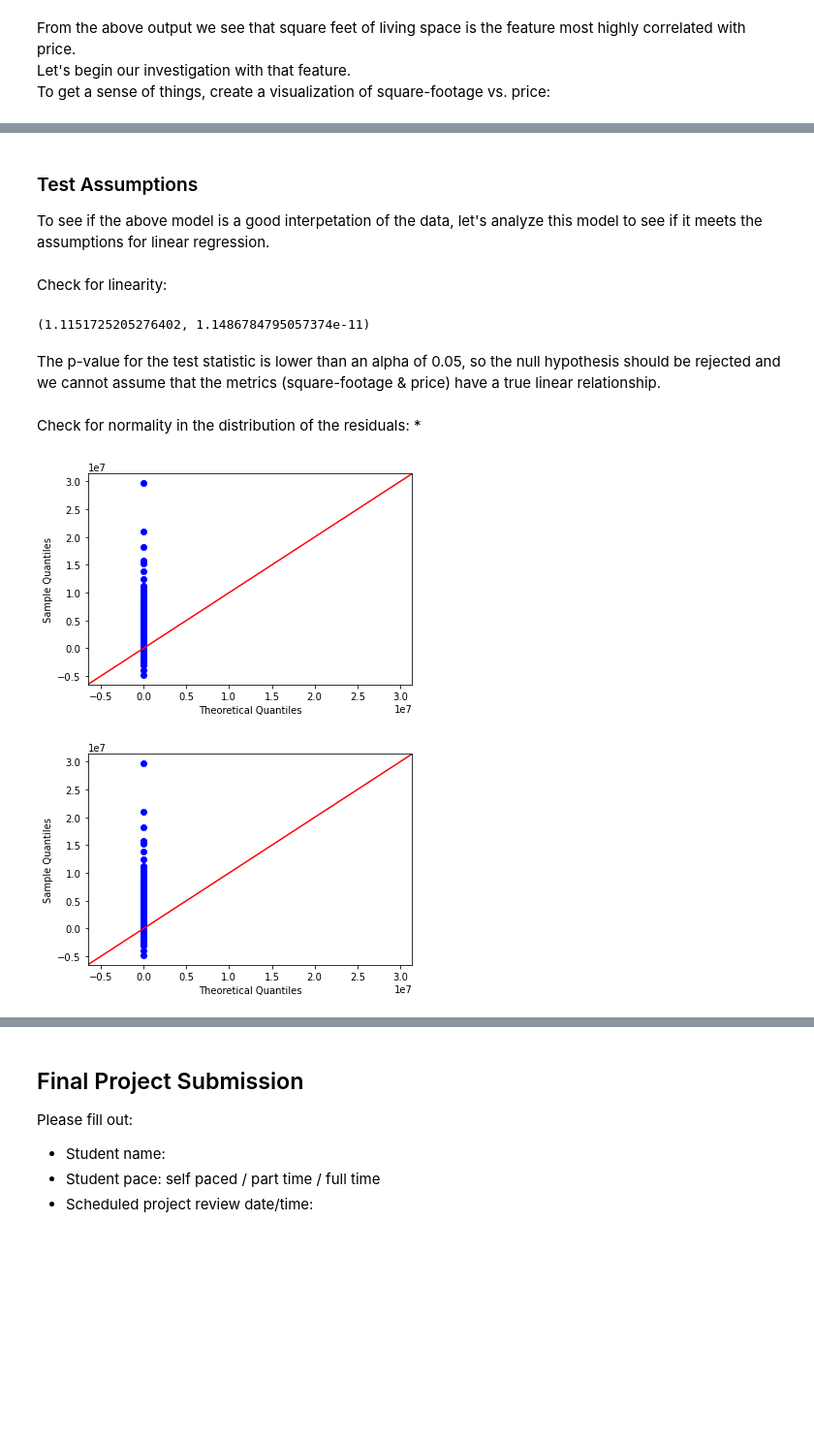
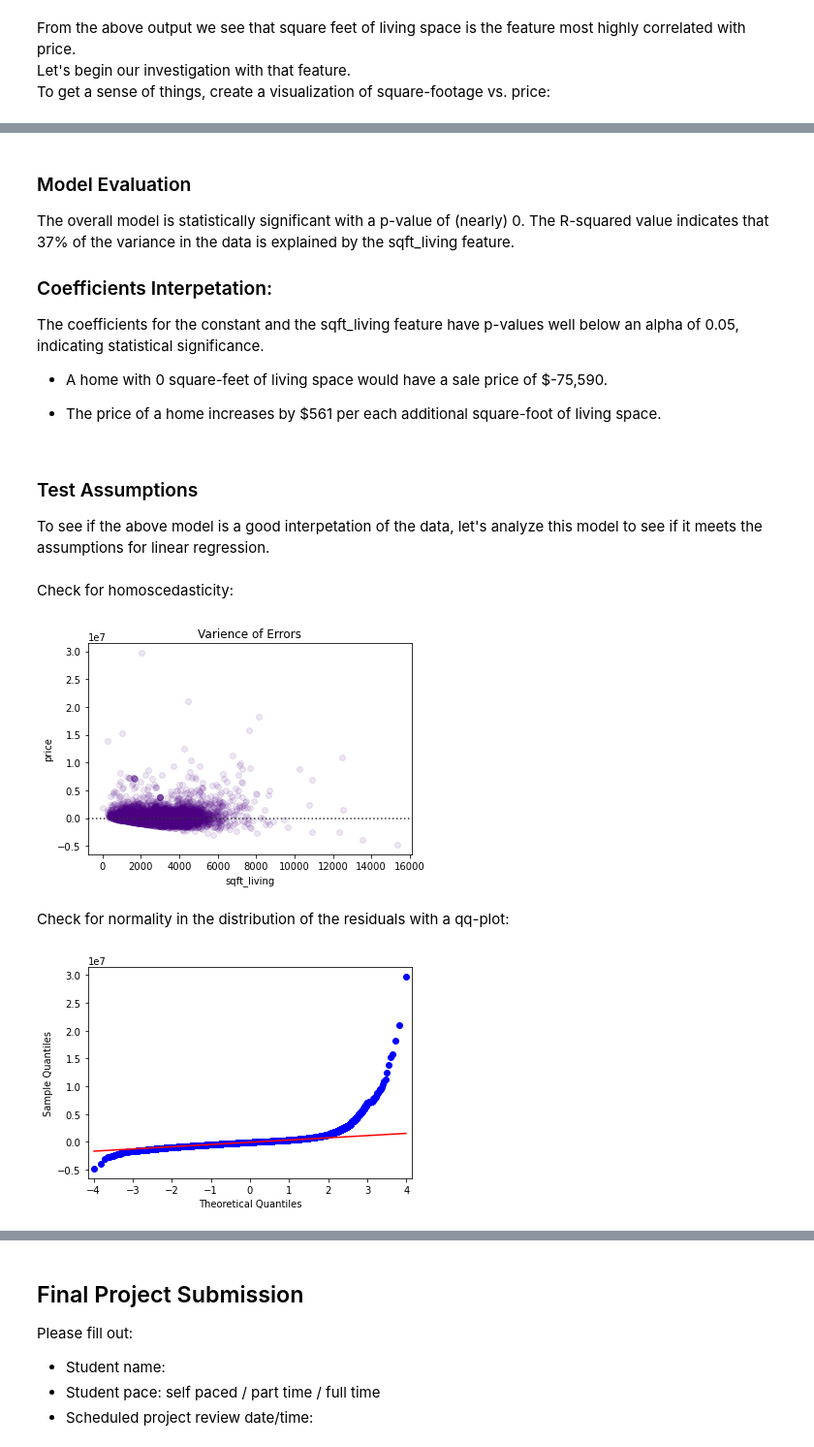
Before and after one commit to terminalcoder/Home-Features-Analysis, a Jupyter notebook: student.ipynb, the cells around one changed output, grey strips where cells are left out. Shown at 97% size. Drawn from its saved outputs; the diff is of its cells as text; code cells hidden in the pictures; blank space fills up the shorter version.

```diff
--- a/student.ipynb
+++ b/student.ipynb
@@ -173,23 +179,33 @@ Notes:
 [1] Standard Errors assume that the covariance matrix of the errors is correctly specified.
 [2] The condition number is large, 5.56e+03. This might indicate that there are
 strong multicollinearity or other numerical problems.
+# %% [markdown]
+### Model Evaluation
+The overall model is statistically significant with a p-value of (nearly) 0.
+The R-squared value indicates that 37% of the variance in the data is explained by the sqft_living feature.
+
+
+### Coefficients Interpetation:
+The coefficients for the constant and the sqft_living feature have p-values well below an alpha of 0.05, indicating statistical significance.
+
+* A home with 0 square-feet of living space would have a sale price of $-75,590.
+
+* The price of a home increases by $561 per each additional square-foot of living space.
 # %% [markdown]
 ### Test Assumptions
 To see if the above model is a good interpetation of the data, let's analyze this model to see if it meets the assumptions for linear regression.
 # %% [markdown]
-Check for linearity:
+Check for homoscedasticity:
-# %%
-# evaluate the model results with linear_rainbow to return test statistic & p-value
-linear_rainbow(baseline_results)
-# %% [output]
-(1.1151725205276402, 1.1486784795057374e-11)
-# %% [markdown]
-The p-value for the test statistic is lower than an alpha of 0.05, so the null hypothesis should be rejected and we cannot assume that the metrics (square-footage & price) have a true linear relationship.
+# %%
+# plot residuals
+sns.residplot(x=X_baseline, y=y, color='indigo', scatter_kws={'alpha': .1})
+plt.title('Varience of Errors');
+# %% [output]
+[figure, added]
 # %% [markdown]
-Check for normality in the distribution of the residuals:
-*
+Check for normality in the distribution of the residuals with a qq-plot:
 # %%
-sm.graphics.qqplot(baseline_results.resid, dist=stats.norm, line= '45')
+# plot qq-plot
+sm.qqplot(data = baseline_results.resid, line = 'q', dist = stats.norm);
 # %% [output]
-[figure, old version]
+[figure, new version]
-[figure, removed]
```
Also changed, not shown: parts of 18 cells of this notebook.
